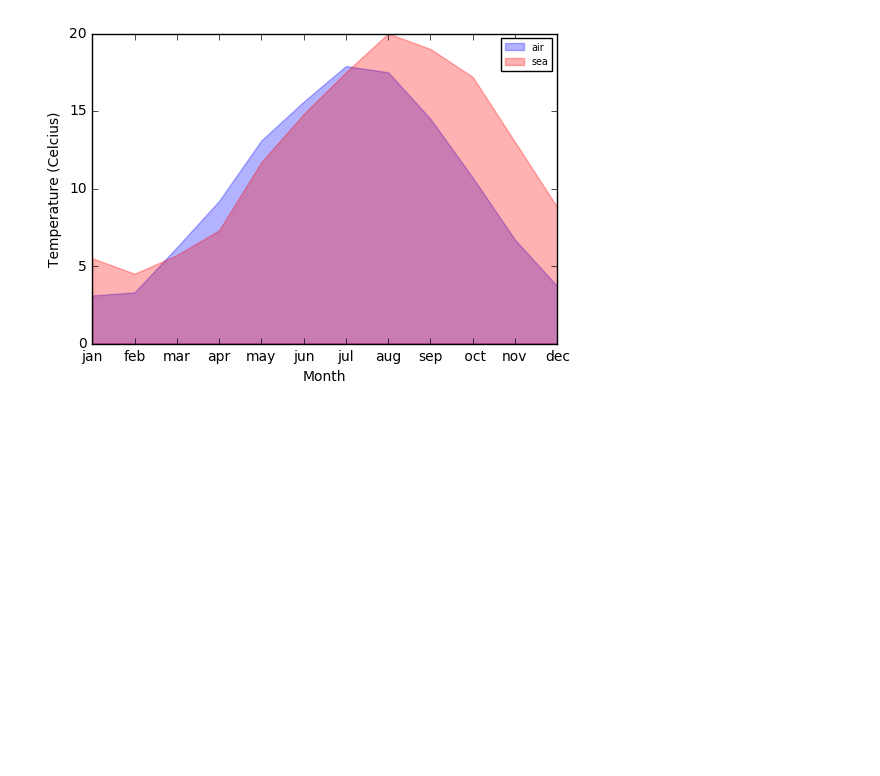
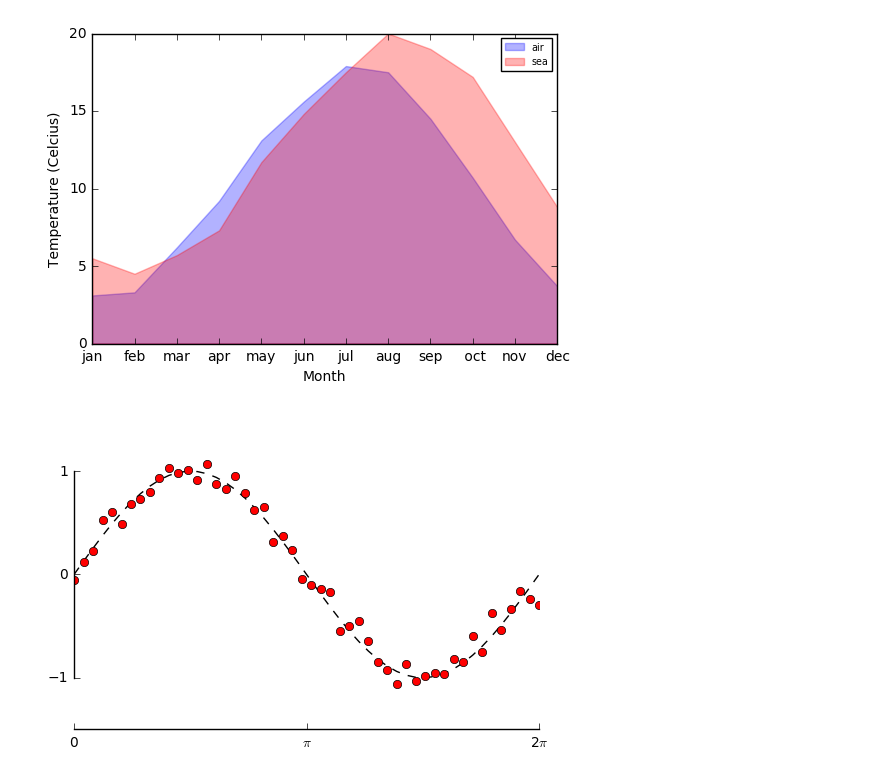
Before and after one commit to Olsthoorn/IHE-python-course-2017, a Jupyter notebook: exercises/Feb21/py_exploratory_comp_1_20170221.ipynb, the cells around one changed output. Saved outputs shown, nothing was run; the diff lists cells and outputs as text; code cells hidden in the pictures; blank space fills up the shorter version.

```diff
--- a/exercises/Feb21/py_exploratory_comp_1_20170221.ipynb
+++ b/exercises/Feb21/py_exploratory_comp_1_20170221.ipynb
@@ -167,3 +179,38 @@ plt.legend(loc='best', fontsize='x-small')
 plt.show()
 # %% [output]
 [figure]
+# %%
+"""
+Demo of spines using custom bounds to limit the extent of the spine.
+"""
+import numpy as np
+import matplotlib.pyplot as plt
+
+
+x = np.linspace(0, 2*np.pi, 50)
+y = np.sin(x)
+y2 = y + 0.1 * np.random.normal(size=x.shape)
+
+fig, ax = plt.subplots()
+ax.plot(x, y, 'k--')
+ax.plot(x, y2, 'ro')
+
+# set ticks and tick labels
+ax.set_xlim((0, 2*np.pi))
+ax.set_xticks([0, np.pi, 2*np.pi])
+ax.set_xticklabels(['0', '$\pi$', '2$\pi$'])
+ax.set_ylim((-1.5, 1.5))
+ax.set_yticks([-1, 0, 1])
+
+# Only draw spine between the y-ticks
+ax.spines['left'].set_bounds(-1, 1)
+# Hide the right and top spines
+ax.spines['right'].set_visible(False)
+ax.spines['top'].set_visible(False)
+# Only show ticks on the left and bottom spines
+ax.yaxis.set_ticks_position('left')
+ax.xaxis.set_ticks_position('bottom')
+
+plt.show()
+# %% [output]
+[figure, added]
```
Also changed, not shown: parts of 4 cells of this notebook, 3 other files.
